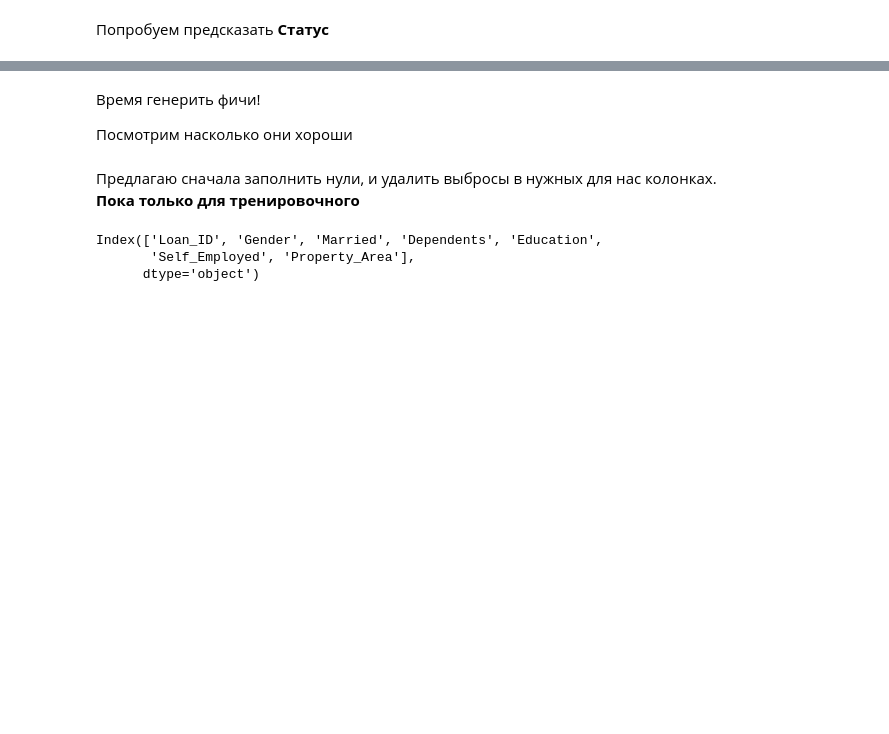
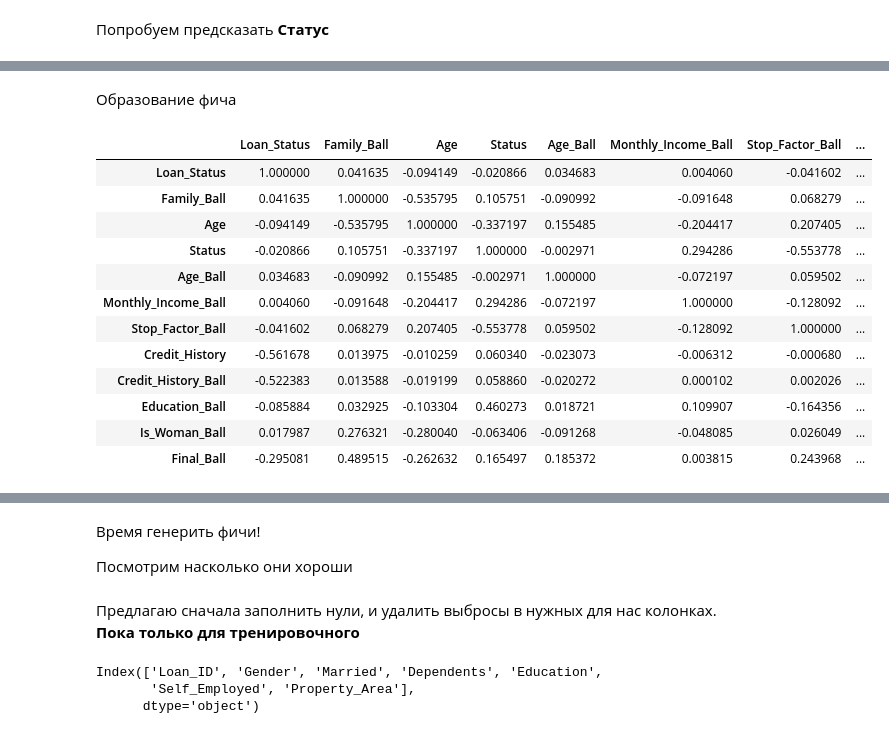
Before and after one commit to vita1pa/Loan-Prediction-Hackathon, a Jupyter notebook: Loan Prediction EDA - AV.ipynb, the cells around one changed output, grey strips where cells are left out. Saved outputs shown, nothing was run; the diff lists cells and outputs as text; code cells hidden in the pictures; blank space fills up the shorter version.

```diff
--- a/Loan Prediction EDA - AV.ipynb
+++ b/Loan Prediction EDA - AV.ipynb
@@ -1060,0 +1072,2 @@ Image(url= "https://assets.ltkcontent.com/images/85044/rural-urban-suburban_0066
+# %% [markdown]
+Образование фича
@@ -1060,0 +1104,32 @@ Image(url= "https://assets.ltkcontent.com/images/85044/rural-urban-suburban_0066
+# %%
+def final_ball(col):
+
+  ball = 0
+
+  ball += col['Family_Ball']
+  ball += col['Age_Ball']
+  ball += col['Monthly_Income_Ball']
+  ball += col['Stop_Factor_Ball']
+  ball += col['Credit_History_Ball']
+  ball += col['Education_Ball']
+  ball += col['Is_Woman_Ball']
+
+  return ball
+
+final_b = [final_ball(train_cat_tr.iloc[i]) for i in range(len(train_cat_tr))]
+train_cat_tr['Final_Ball'] = final_b
+train_cat_tr.corr()
+# %% [output]
+|  | Loan_Status | Family_Ball | Age | Status | Age_Ball | Monthly_Income_Ball | Stop_Factor_Ball | ... |
+| Loan_Status | 1.000000 | 0.041635 | -0.094149 | -0.020866 | 0.034683 | 0.004060 | -0.041602 | ... |
+| Family_Ball | 0.041635 | 1.000000 | -0.535795 | 0.105751 | -0.090992 | -0.091648 | 0.068279 | ... |
+| Age | -0.094149 | -0.535795 | 1.000000 | -0.337197 | 0.155485 | -0.204417 | 0.207405 | ... |
+| Status | -0.020866 | 0.105751 | -0.337197 | 1.000000 | -0.002971 | 0.294286 | -0.553778 | ... |
+| Age_Ball | 0.034683 | -0.090992 | 0.155485 | -0.002971 | 1.000000 | -0.072197 | 0.059502 | ... |
+| Monthly_Income_Ball | 0.004060 | -0.091648 | -0.204417 | 0.294286 | -0.072197 | 1.000000 | -0.128092 | ... |
+| Stop_Factor_Ball | -0.041602 | 0.068279 | 0.207405 | -0.553778 | 0.059502 | -0.128092 | 1.000000 | ... |
+| Credit_History | -0.561678 | 0.013975 | -0.010259 | 0.060340 | -0.023073 | -0.006312 | -0.000680 | ... |
+| Credit_History_Ball | -0.522383 | 0.013588 | -0.019199 | 0.058860 | -0.020272 | 0.000102 | 0.002026 | ... |
+| Education_Ball | -0.085884 | 0.032925 | -0.103304 | 0.460273 | 0.018721 | 0.109907 | -0.164356 | ... |
+| Is_Woman_Ball | 0.017987 | 0.276321 | -0.280040 | -0.063406 | -0.091268 | -0.048085 | 0.026049 | ... |
+| Final_Ball | -0.295081 | 0.489515 | -0.262632 | 0.165497 | 0.185372 | 0.003815 | 0.243968 | ... |
```
Also changed, not shown: parts of 41 cells of this notebook.
